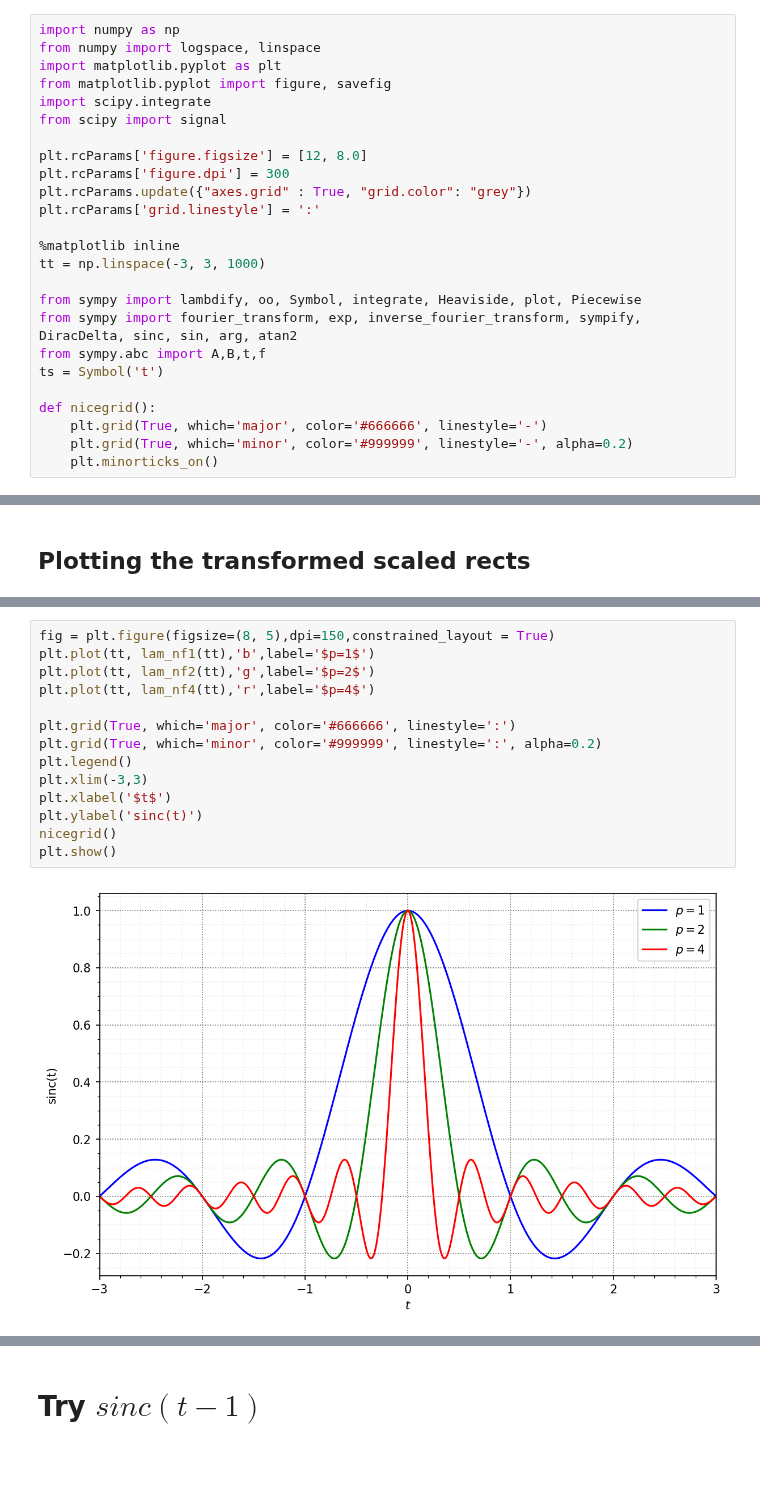
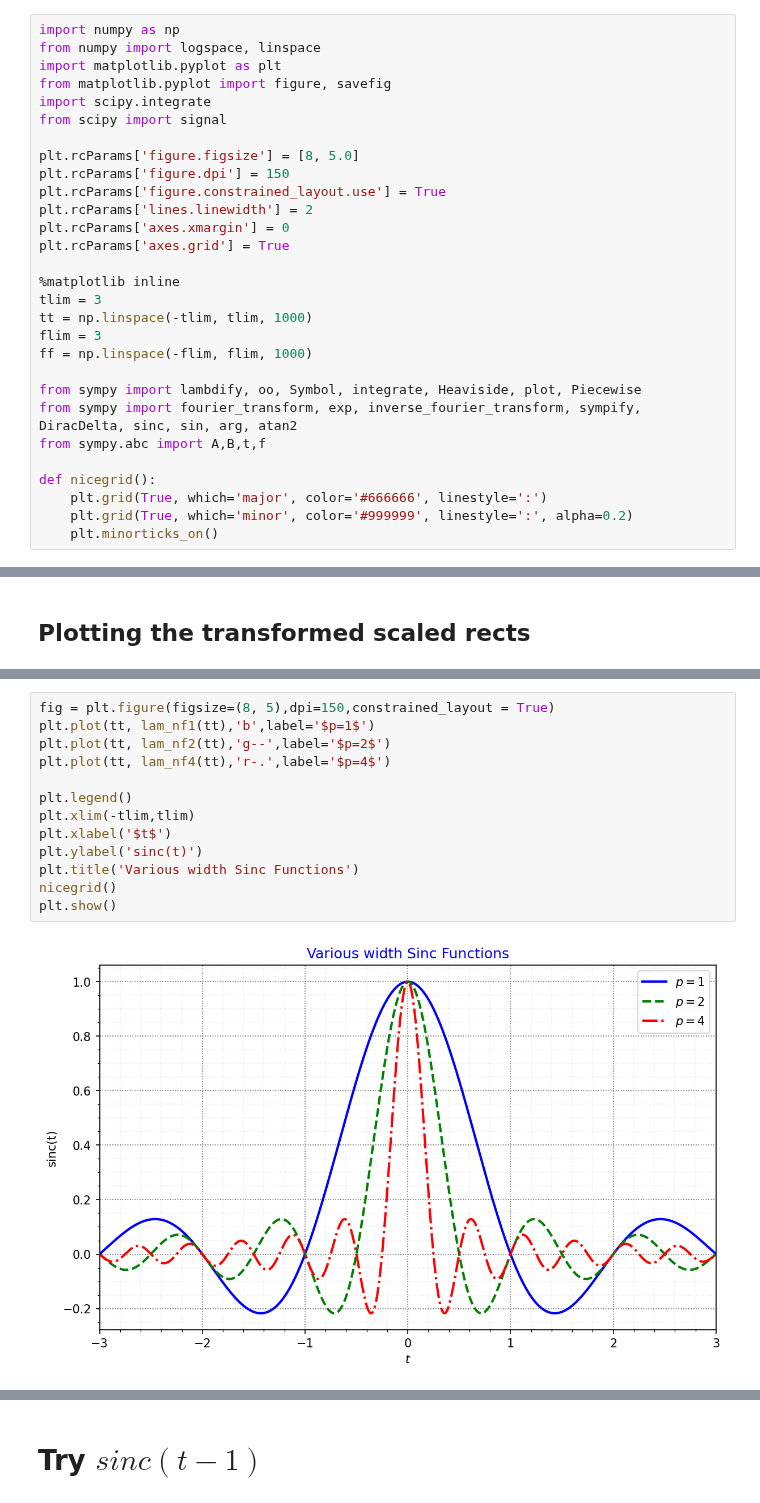
Before and after one commit to JonHowMIT/Signals_and_Systems, a Jupyter notebook: 16_002_Topic6_example3.ipynb, the cells around one changed output, grey strips where cells are left out. Drawn from its saved outputs; the diff is of its cells as text; blank space fills up the shorter version.

```diff
--- a/16_002_Topic6_example3.ipynb
+++ b/16_002_Topic6_example3.ipynb
@@ -8,22 +8,26 @@ from matplotlib.pyplot import figure, savefig
 import scipy.integrate
 from scipy import signal
 
-plt.rcParams['figure.figsize'] = [12, 8.0]
-plt.rcParams['figure.dpi'] = 300
-plt.rcParams.update({"axes.grid" : True, "grid.color": "grey"})
-plt.rcParams['grid.linestyle'] = ':'
+plt.rcParams['figure.figsize'] = [8, 5.0]
+plt.rcParams['figure.dpi'] = 150
+plt.rcParams['figure.constrained_layout.use'] = True
+plt.rcParams['lines.linewidth'] = 2
+plt.rcParams['axes.xmargin'] = 0
+plt.rcParams['axes.grid'] = True
 
 %matplotlib inline
-tt = np.linspace(-3, 3, 1000)
+tlim = 3
+tt = np.linspace(-tlim, tlim, 1000)
+flim = 3
+ff = np.linspace(-flim, flim, 1000)
 
 from sympy import lambdify, oo, Symbol, integrate, Heaviside, plot, Piecewise
 from sympy import fourier_transform, exp, inverse_fourier_transform, sympify, DiracDelta, sinc, sin, arg, atan2
 from sympy.abc import A,B,t,f
-ts = Symbol('t')
 
 def nicegrid():
-    plt.grid(True, which='major', color='#666666', linestyle='-')
-    plt.grid(True, which='minor', color='#999999', linestyle='-', alpha=0.2)
+    plt.grid(True, which='major', color='#666666', linestyle=':')
+    plt.grid(True, which='minor', color='#999999', linestyle=':', alpha=0.2)
     plt.minorticks_on()
 # %% [markdown]
 ## Create some scaled rect functions
@@ -107,16 +106,15 @@ lam_nf4 = lambdify(t, nf4, modules=['numpy'])
 # %%
 fig = plt.figure(figsize=(8, 5),dpi=150,constrained_layout = True)
 plt.plot(tt, lam_nf1(tt),'b',label='$p=1$')
-plt.plot(tt, lam_nf2(tt),'g',label='$p=2$')
-plt.plot(tt, lam_nf4(tt),'r',label='$p=4$')
+plt.plot(tt, lam_nf2(tt),'g--',label='$p=2$')
+plt.plot(tt, lam_nf4(tt),'r-.',label='$p=4$')
 
-plt.grid(True, which='major', color='#666666', linestyle=':')
-plt.grid(True, which='minor', color='#999999', linestyle=':', alpha=0.2)
 plt.legend()
-plt.xlim(-3,3)
+plt.xlim(-tlim,tlim)
 plt.xlabel('$t$')
 plt.ylabel('sinc(t)')
+plt.title('Various width Sinc Functions')
 nicegrid()
 plt.show()
 # %% [output]
-[figure, old version]
+[figure, new version]
```
Also changed, not shown: parts of 18 cells of this notebook, 2 other files.
